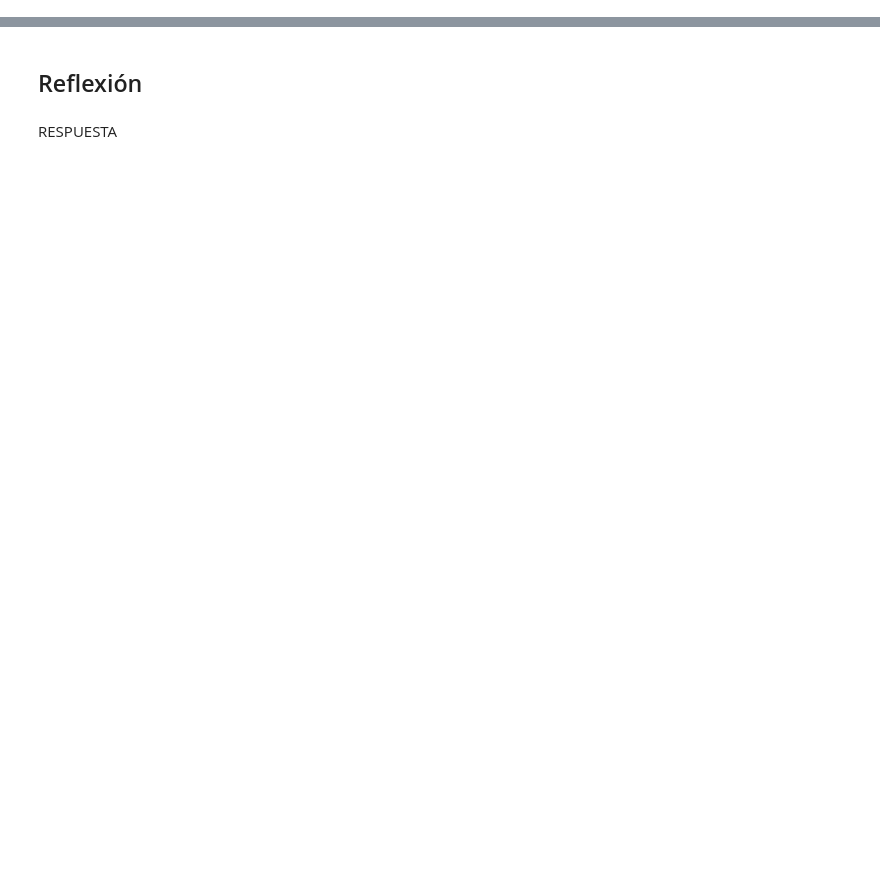
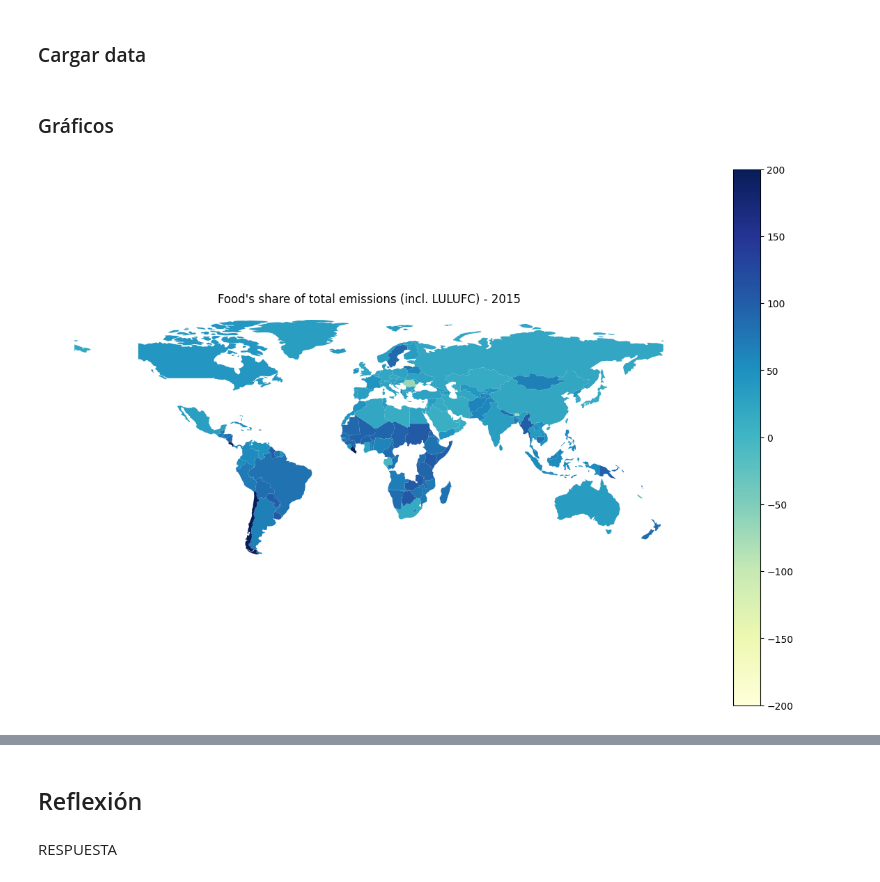
Before and after one commit to Paola-Contreras/Lab09-DS, a Jupyter notebook: lab09.ipynb, the cells around one changed output, grey strips where cells are left out. Saved outputs shown, nothing was run; the diff lists cells and outputs as text; code cells hidden in the pictures; blank space fills up the shorter version.

Commit message:
Half of graphs finished

```diff
--- a/lab09.ipynb
+++ b/lab09.ipynb
@@ -13,0 +6,27 @@
+# %% [markdown]
+### Cargar data
+# %%
+import geopandas as gpd
+import matplotlib.pyplot as plt
+import pandas as pd
+
+world = gpd.read_file(gpd.datasets.get_path('naturalearth_lowres'))
+data = pd.read_csv("Food Share Emissions.csv")
+# %% [markdown]
+### Gráficos
+# %%
+data_2015 = data[data['Year'] == 2015]
+world_data = world.merge(data_2015, left_on='name', right_on='Entity')
+
+# Min y max de valores
+min_emissions = data["Emissions"].min()
+max_emissions = data["Emissions"].max()
+
+fig, ax = plt.subplots(1, 1, figsize=(15, 10))
+world_data.plot(column="Emissions", cmap="YlGnBu", linewidth=0.8, ax=ax, legend=True, vmin=-200, vmax=200)
+
+ax.set_title("Food's share of total emissions (incl. LULUFC) - 2015")
+ax.set_axis_off()
+plt.show()
+# %% [output]
+[figure, added]
```
Also changed, not shown: parts of 11 cells of this notebook, 1 other file.
